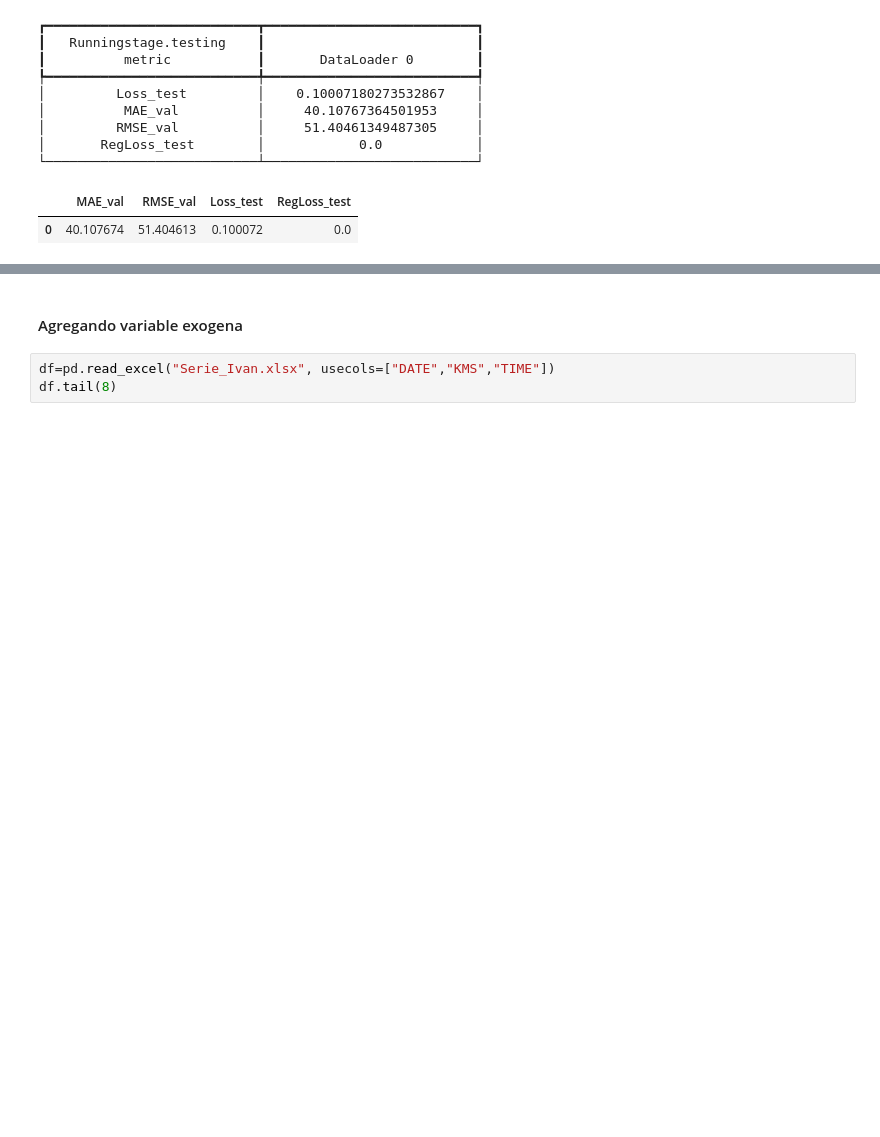
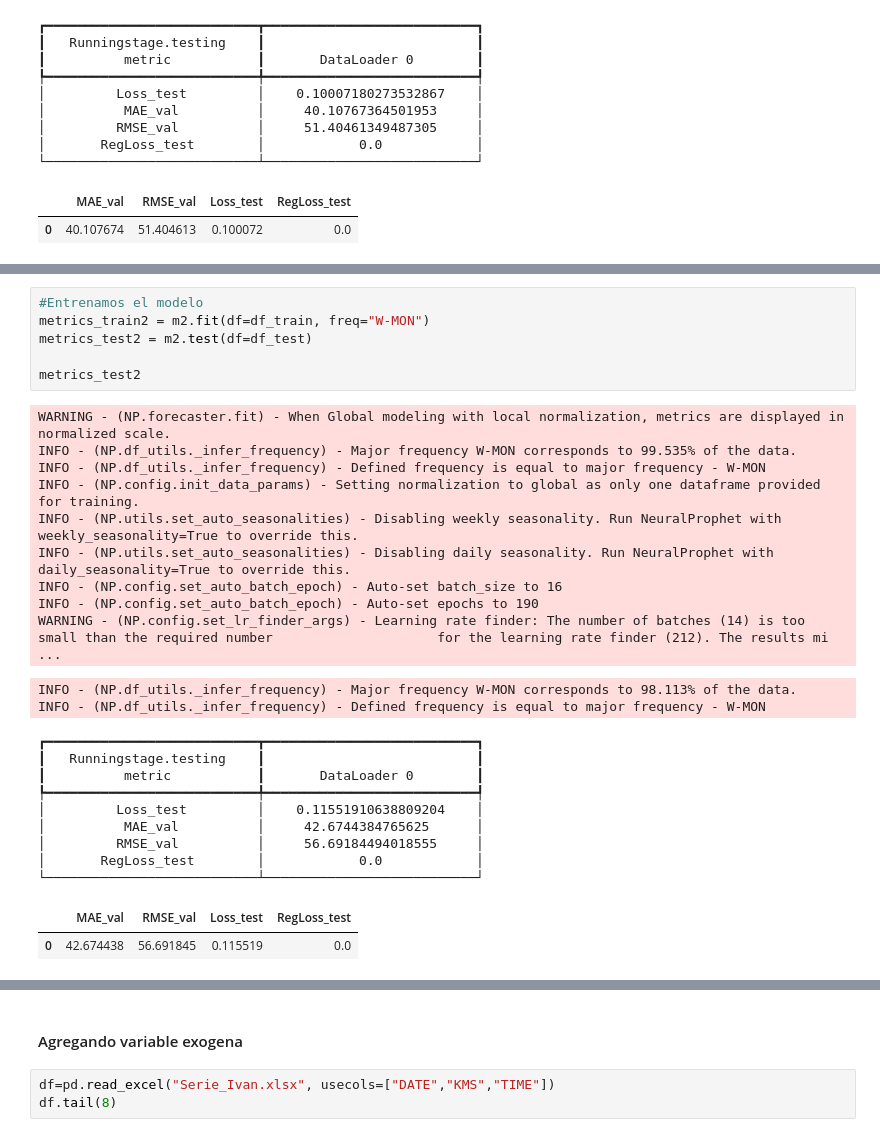
Before and after one commit to Jeslome/Series-de-Tiempo-Univariadas, a Jupyter notebook: NeuralProphet_Ivan.ipynb, the cells around one changed output, grey strips where cells are left out. Saved outputs shown, nothing was run; the diff lists cells and outputs as text; blank space fills up the shorter version.

```diff
--- a/NeuralProphet_Ivan.ipynb
+++ b/NeuralProphet_Ivan.ipynb
@@ -419,0 +546,29 @@ plt.show()
+# %%
+#Entrenamos el modelo
+metrics_train2 = m2.fit(df=df_train, freq="W-MON")
+metrics_test2 = m2.test(df=df_test)
+
+metrics_test2
+# %% [output]
+WARNING - (NP.forecaster.fit) - When Global modeling with local normalization, metrics are displayed in normalized scale.
+INFO - (NP.df_utils._infer_frequency) - Major frequency W-MON corresponds to 99.535% of the data.
+INFO - (NP.df_utils._infer_frequency) - Defined frequency is equal to major frequency - W-MON
+INFO - (NP.config.init_data_params) - Setting normalization to global as only one dataframe provided for training.
+INFO - (NP.utils.set_auto_seasonalities) - Disabling weekly seasonality. Run NeuralProphet with weekly_seasonality=True to override this.
+INFO - (NP.utils.set_auto_seasonalities) - Disabling daily seasonality. Run NeuralProphet with daily_seasonality=True to override this.
+INFO - (NP.config.set_auto_batch_epoch) - Auto-set batch_size to 16
+INFO - (NP.config.set_auto_batch_epoch) - Auto-set epochs to 190
+WARNING - (NP.config.set_lr_finder_args) - Learning rate finder: The number of batches (14) is too small than the required number                     for the learning rate finder (212). The results mi ...
+INFO - (NP.df_utils._infer_frequency) - Major frequency W-MON corresponds to 98.113% of the data.
+INFO - (NP.df_utils._infer_frequency) - Defined frequency is equal to major frequency - W-MON
+┏━━━━━━━━━━━━━━━━━━━━━━━━━━━┳━━━━━━━━━━━━━━━━━━━━━━━━━━━┓
+┃   Runningstage.testing    ┃                           ┃
+┃          metric           ┃       DataLoader 0        ┃
+┡━━━━━━━━━━━━━━━━━━━━━━━━━━━╇━━━━━━━━━━━━━━━━━━━━━━━━━━━┩
+│         Loss_test         │    0.11551910638809204    │
+│          MAE_val          │     42.6744384765625      │
+│         RMSE_val          │     56.69184494018555     │
+│       RegLoss_test        │            0.0            │
+└───────────────────────────┴───────────────────────────┘
+|  | MAE_val | RMSE_val | Loss_test | RegLoss_test |
+| 0 | 42.674438 | 56.691845 | 0.115519 | 0.0 |
```
Also changed, not shown: parts of 17 cells of this notebook.
